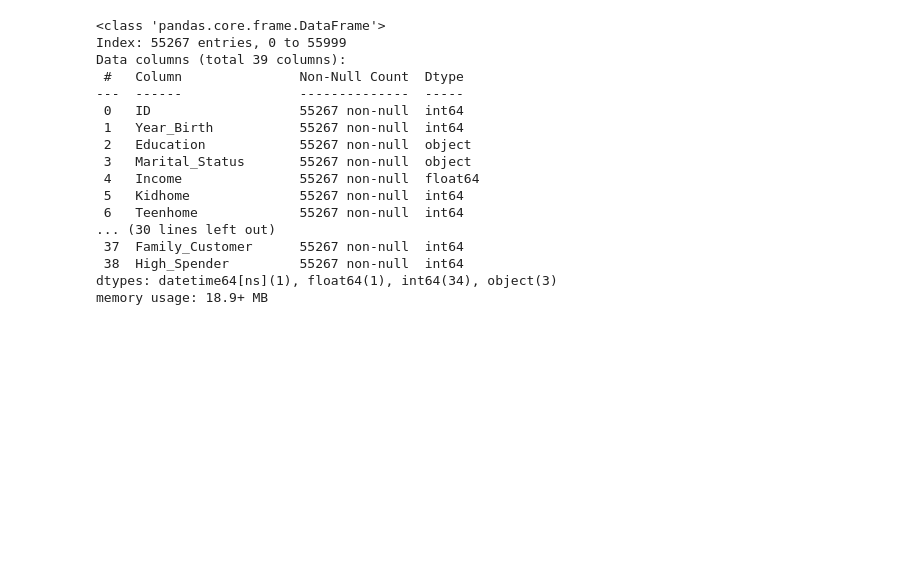
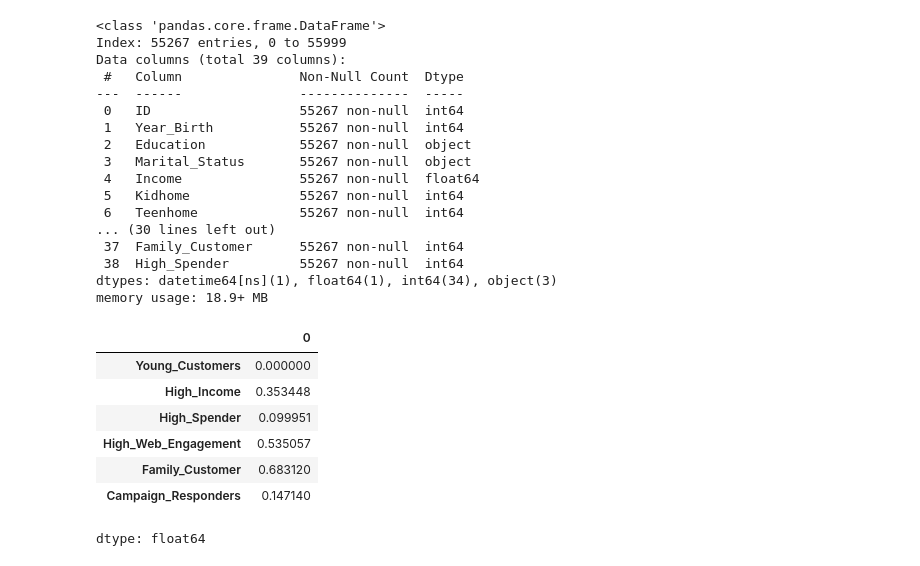
Before and after one commit to dharanigs-19/Mini-Project, a Jupyter notebook: Mini_Project_2.ipynb, the cells around one changed output. Drawn from its saved outputs; the diff is of its cells as text; code cells hidden in the pictures; blank space fills up the shorter version.

```diff
--- a/Mini_Project_2.ipynb
+++ b/Mini_Project_2.ipynb
@@ -446,0 +443,12 @@ memory usage: 18.9+ MB
+# %%
+predata1[['Young_Customers','High_Income','High_Spender',
+          'High_Web_Engagement','Family_Customer','Campaign_Responders']].mean()
+# %% [output]
+|  | 0 |
+| Young_Customers | 0.000000 |
+| High_Income | 0.353448 |
+| High_Spender | 0.099951 |
+| High_Web_Engagement | 0.535057 |
+| Family_Customer | 0.683120 |
+| Campaign_Responders | 0.147140 |
+dtype: float64
```
Also changed, not shown: parts of 2 cells of this notebook.
